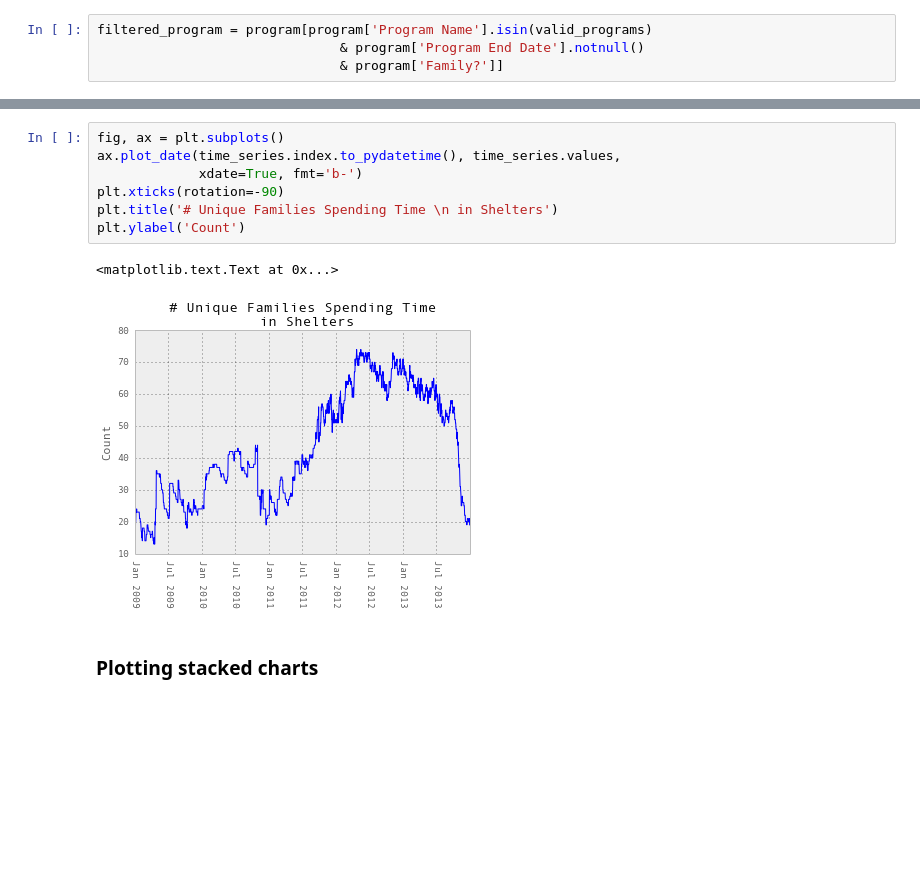
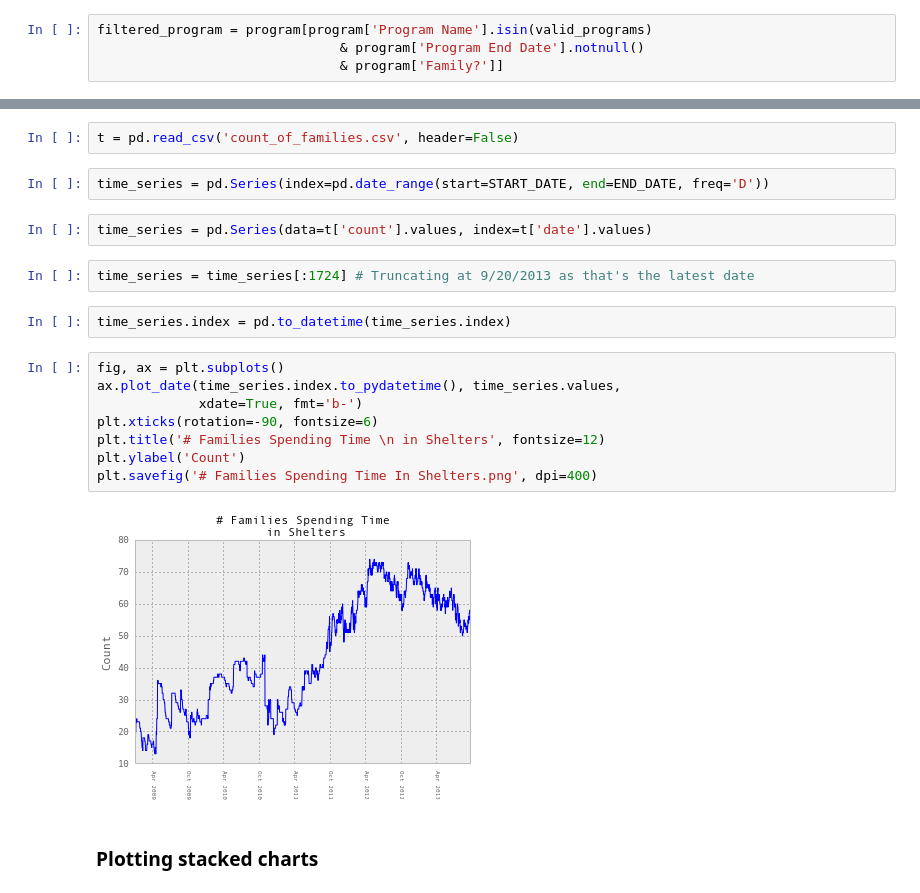
Before and after one commit to carlshan/sf-homelessness, a Jupyter notebook: exploration/2014-11-04-metrics [Carl].ipynb, the cells around one changed output, grey strips where cells are left out. Saved outputs shown, nothing was run; the diff lists cells and outputs as text; blank space fills up the shorter version.

```diff
--- a/exploration/2014-11-04-metrics [Carl].ipynb
+++ b/exploration/2014-11-04-metrics [Carl].ipynb
@@ -639,13 +722,23 @@ time_series.to_csv('count_of_families.csv', index=True)
+# %%
+t = pd.read_csv('count_of_families.csv', header=False)
+# %%
+time_series = pd.Series(index=pd.date_range(start=START_DATE, end=END_DATE, freq='D'))
+# %%
+time_series = pd.Series(data=t['count'].values, index=t['date'].values)
+# %%
+time_series = time_series[:1724] # Truncating at 9/20/2013 as that's the latest date
+# %%
+time_series.index = pd.to_datetime(time_series.index)
 # %%
 fig, ax = plt.subplots()
 ax.plot_date(time_series.index.to_pydatetime(), time_series.values,
              xdate=True, fmt='b-')
-plt.xticks(rotation=-90)
-plt.title('# Unique Families Spending Time \n in Shelters')
+plt.xticks(rotation=-90, fontsize=6)
+plt.title('# Families Spending Time \n in Shelters', fontsize=12)
 plt.ylabel('Count')
+plt.savefig('# Families Spending Time In Shelters.png', dpi=400)
 # %% [output]
-<matplotlib.text.Text at 0x...>
-[figure, old version]
+[figure, new version]
 # %% [markdown]
 ### Plotting stacked charts
 # %%
```
Also changed, not shown: parts of 35 cells of this notebook.
